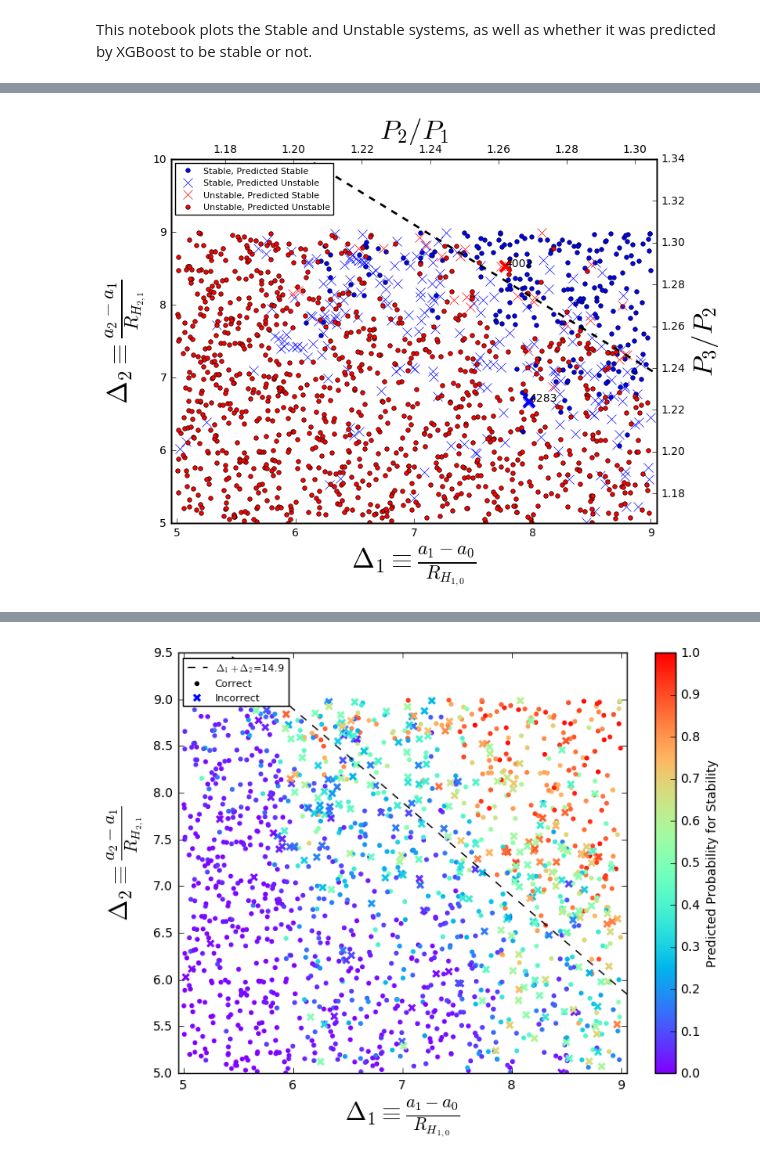
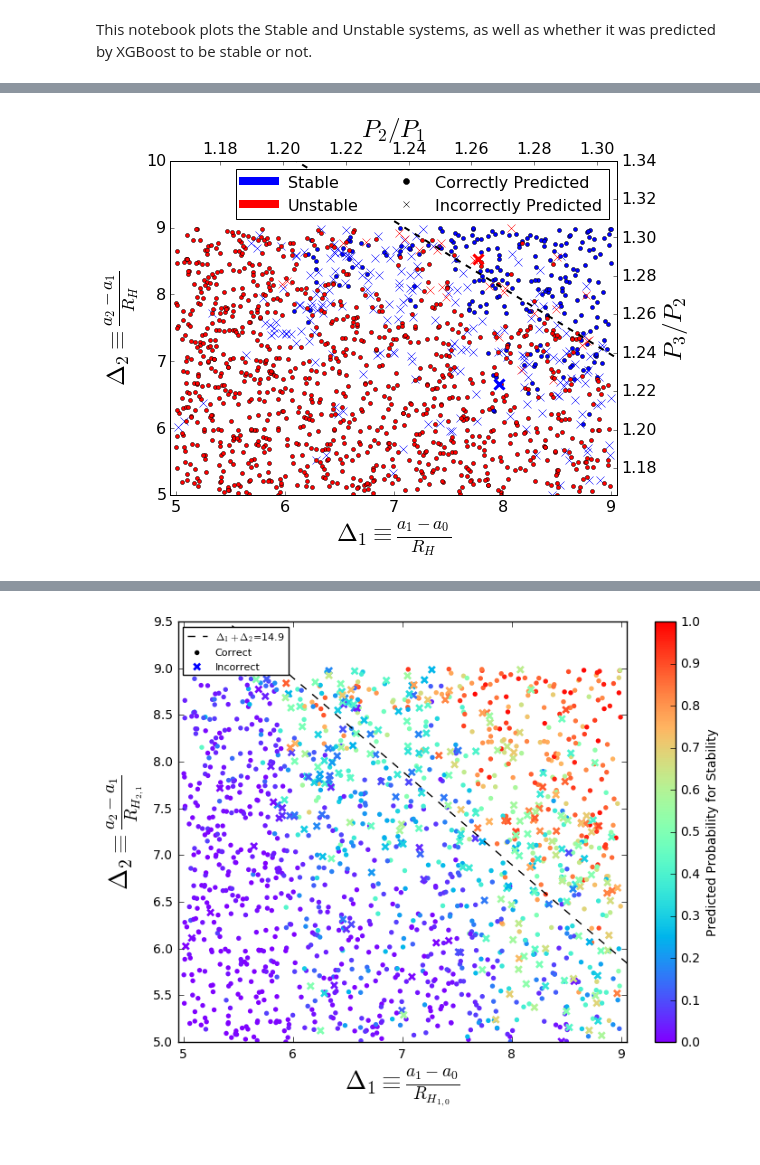
Before and after one commit to dtamayo/Stability, a Jupyter notebook: Analysis/plot_systems.ipynb, the cells around one changed output, grey strips where cells are left out. Drawn from its saved outputs; the diff is of its cells as text; code cells hidden in the pictures.

```diff
--- a/Analysis/plot_systems.ipynb
+++ b/Analysis/plot_systems.ipynb
@@ -26,9 +9,16 @@ Unstable = data[data["Stable"]==False]
 # %%
+#This is the old data from Diana's model, i.e. not including short orbit integrations
+data = pd.read_csv("ari.csv",header=0)
+RHThresh = 16.1
+XGBThresh = 0.768
+Stable = data[data["Stable"]==True]
+Unstable = data[data["Stable"]==False]
 #highlight 4002, 4283
 
 xaxis = "daOverRH1"
 yaxis = "daOverRH2"
 fontsize=25
+tickfontsize=16
 
 fig, axes = plt.subplots(figsize=(8,6))
 stable_pred_color="Blue"
@@ -40,36 +30,51 @@ axes.plot(Unstable[xaxis].loc[Unstable["predprob"]<=XGBThresh],Unstable[yaxis].l
 miny,maxy,minx,maxx = 5,10,4.95,9.05
 axes.set_ylim([miny,maxy])
 axes.set_xlim([minx,maxx])
-axes.set_xlabel(r"$ \Delta_1 \equiv \frac{a_1 - a_0}{R_{H_{1,0}}}$", fontsize=fontsize)
-axes.set_ylabel(r"$ \Delta_2 \equiv \frac{a_2 - a_1}{R_{H_{2,1}}}$", fontsize=fontsize)
-leg = axes.legend(loc="upper left",numpoints=1,fontsize=8,scatterpoints=1)
+axes.set_xlabel(r"$ \Delta_1 \equiv \frac{a_1 - a_0}{R_H}$", fontsize=fontsize)
+axes.set_ylabel(r"$ \Delta_2 \equiv \frac{a_2 - a_1}{R_H}$", fontsize=fontsize)
+#leg = axes.legend(loc="upper left",numpoints=1,fontsize=8,scatterpoints=1)
+
+blue = plt.Line2D((0,1),(0,0), color='b', linestyle='-', linewidth=8)
+red = plt.Line2D((0,1),(0,0), color='r', linestyle='-', linewidth=8)
+correct = plt.Line2D(range(1), range(1), color="black", marker='o', markerfacecolor="black", linestyle='')
+incorrect = plt.Line2D(range(1), range(1), color="black", marker='x', markerfacecolor="black", linestyle='')
+leg = axes.legend([blue, red, correct, incorrect], ['Stable', 'Unstable', 'Correctly Predicted', 'Incorrectly Predicted'], ncol=2, numpoints=1, fontsize=16)
 
 #Lissauer et al. (2011)
 x = np.arange(5,9.5,0.1)
 axes.plot(x,RHThresh-x, 'k--', lw=2, label='$\Delta_1 + \Delta_2$=%.1f'%RHThresh)
 
 #add labels for sim_id=4002 and 4283
 sim_ids = [4002,4283]
 plot_colors = ['red','blue']
 xy = zip(data)
 for i,ids in enumerate(sim_ids):
     xy = [data.loc[data["Sim_ID"]==ids,xaxis],data.loc[data["Sim_ID"]==ids,yaxis]]
     plt.plot(xy[0],xy[1],marker='x',color=plot_colors[i],mew=3, ms=10, label='')
-    plt.annotate('%d' % ids, xy=xy, textcoords='data')
+    #plt.annotate('%d' % ids, xy=xy, textcoords='data')
+plt.xticks(fontsize=tickfontsize)
+plt.yticks(fontsize=tickfontsize)
 
 #second axes
 axes2 = axes.twinx()
 mn, mx = axes2.get_ylim()
 lowx,highx,lowy,highy = (0.021544*minx+1)**1.5, (0.021544*maxx+1)**1.5, (0.021544*miny+1)**1.5, (0.021544*maxy+1)**1.5
 axes2.set_ylim(lowy,highy)
 axes2.set_ylabel('$P_3/P_2$', fontsize=fontsize)
 
+plt.xticks(fontsize=tickfontsize)
+plt.yticks(fontsize=tickfontsize)
+
 axes3 = axes.twiny()
 mn, mx = axes2.get_xlim()
 axes3.set_xlim(lowx,highx)
 axes3.set_xlabel('$P_2/P_1$', fontsize=fontsize)
 
+axes.tick_params(axis='both', labelsize=tickfontsize)
+axes2.tick_params(axis='both', labelsize=tickfontsize)
+axes3.tick_params(axis='both', labelsize=tickfontsize)
+
 axes.plot()
-plt.savefig("DianaModel_predictions.pdf")
+plt.savefig("ICpredictions.pdf")
 # %% [output]
-[figure, old version]
+[figure, new version]
```
Also changed, not shown: parts of 10 cells of this notebook, 4 other files.
